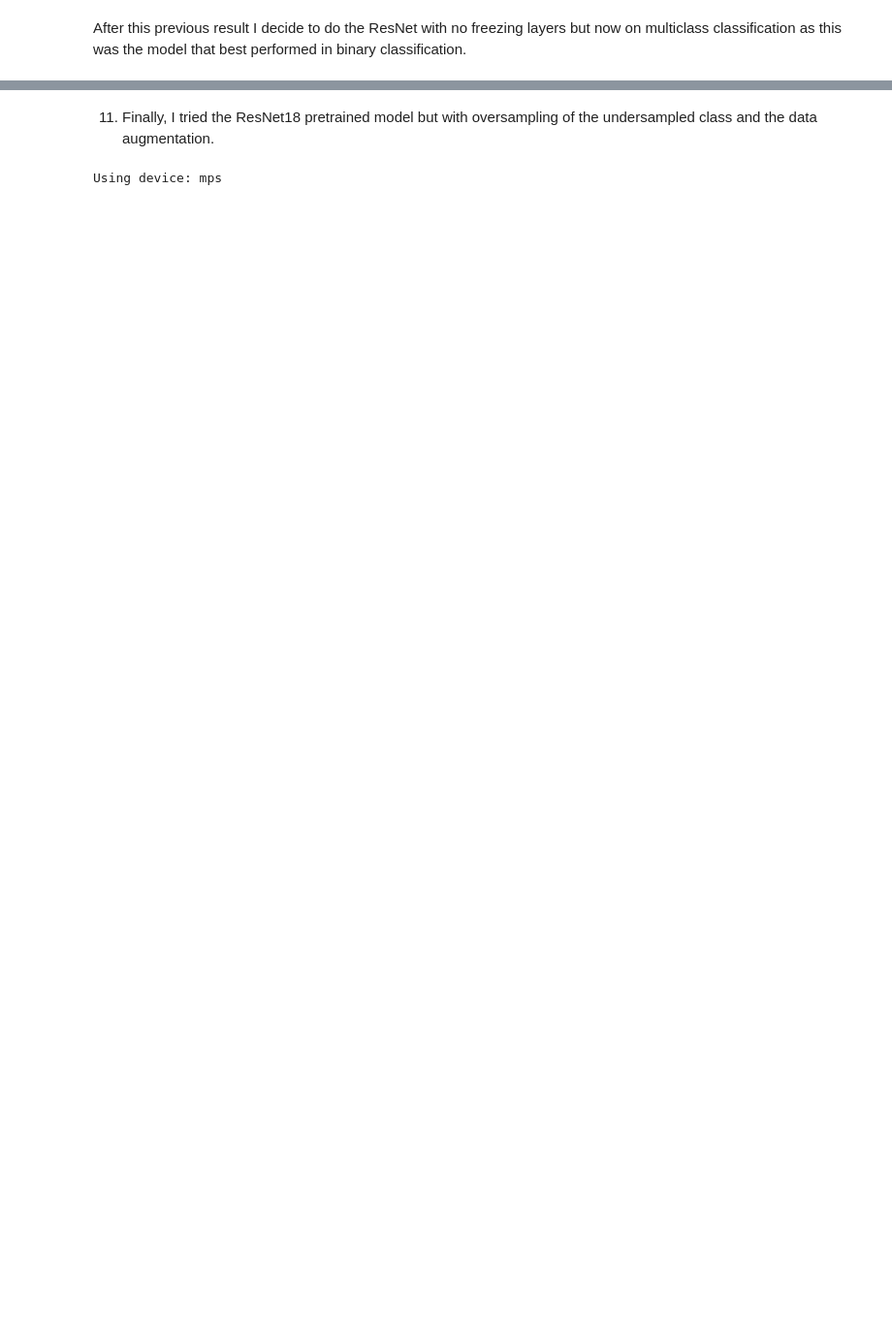
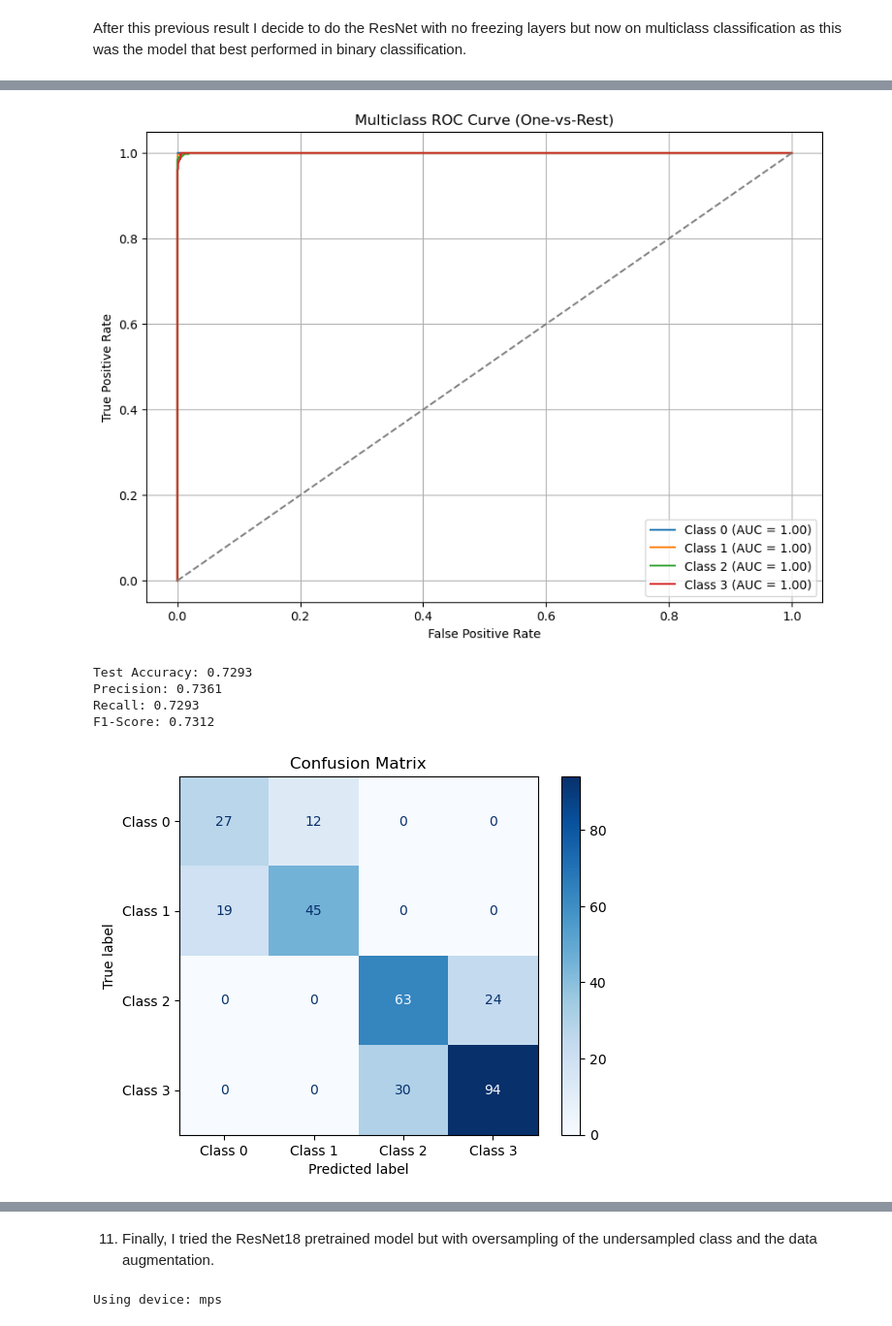
Before and after one commit to MarcoABenavides/Immunogenicity_Predictor, a Jupyter notebook: main.ipynb, the cells around one changed output, grey strips where cells are left out. Shown at 97% size. Drawn from its saved outputs; the diff is of its cells as text; code cells hidden in the pictures; blank space fills up the shorter version.

```diff
--- a/main.ipynb
+++ b/main.ipynb
@@ -2506,7 +2269,7 @@ import torch
 import torch.nn as nn
 import torch.optim as optim
 from torch.utils.data import DataLoader
-from benchmark_ResNet18_multiclass import make_model  # Import ResNet18 model
+from architectures.benchmark_ResNet18_multiclass import make_model  # Import ResNet18 model
 from torch.utils.data.dataset import Subset
 from sklearn.metrics import roc_curve, auc, precision_score, recall_score, f1_score, confusion_matrix, ConfusionMatrixDisplay
 import matplotlib.pyplot as plt
@@ -2514,9 +2277,9 @@ import numpy as np
 
 # Load dataset splits safely
 with torch.serialization.safe_globals([Subset]):
-    train_set = torch.load("multiclass_dataset/image_datasets/train_set.pth", weights_only=False)
-    val_set = torch.load("multiclass_dataset/image_datasets/val_set.pth", weights_only=False)
-    test_set = torch.load("multiclass_dataset/image_datasets/test_set.pth", weights_only=False)
+    train_set = torch.load("datasets/multiclass_dataset/image_datasets/train_set.pth", weights_only=False)
+    val_set = torch.load("datasets/multiclass_dataset/image_datasets/val_set.pth", weights_only=False)
+    test_set = torch.load("datasets/multiclass_dataset/image_datasets/test_set.pth", weights_only=False)
 
 # Create DataLoaders
 batch_size = 32
@@ -2601,47 +2364,41 @@ def validate_model(model, val_loader, criterion):
 train_model(model, train_loader, val_loader, criterion, optimizer, num_epochs=10)
 
 # Function to find the best threshold using AUC-ROC
-def find_best_threshold(model, train_loader):
-    """Find the best threshold using training data only (no validation)."""
+from sklearn.preprocessing import label_binarize
+
+def find_best_threshold_multiclass(model, loader, n_classes=4):
     model.eval()
     all_probs, all_labels = [], []
 
     with torch.no_grad():
-        for images, labels in train_loader:
-            images, labels = images.to(device), labels.to(device).long()
+        for images, labels in loader:
+            images = images.to(device)
+            outputs = model(images)
+            probs = torch.softmax(outputs, dim=1).cpu().numpy()
+            all_probs.extend(probs)
+            all_labels.extend(labels.numpy())
 
-            outputs = model(images)
-            probs = torch.sigmoid(outputs).cpu().numpy().flatten()
-            labels = labels.cpu().numpy().flatten()
-            all_probs.extend(probs)
-            all_labels.extend(labels)
+    all_probs = np.array(all_probs)
+    all_labels = np.array(all_labels)
+    binarized_labels = label_binarize(all_labels, classes=list(range(n_classes)))
 
-    # Compute AUC-ROC curve
-    fpr, tpr, thresholds = roc_curve(all_labels, all_probs)
-    roc_auc = auc(fpr, tpr)
+    # Plot ROC curves for each class
+    plt.figure(figsize=(10, 7))
+    for i in range(n_classes):
+        fpr, tpr, thresholds = roc_curve(binarized_labels[:, i], all_probs[:, i])
+        roc_auc = auc(fpr, tpr)
+        plt.plot(fpr, tpr, label=f"Class {i} (AUC = {roc_auc:.2f})")
 
-    # Use Youden’s J statistic to find the best threshold
-    best_idx = (tpr - fpr).argmax()
-    best_threshold = thresholds[best_idx]
-
-    print(f"Best threshold found: {best_threshold:.4f} (AUC: {roc_auc:.4f})")
-
-    # Plot ROC Curve
-    plt.figure(figsize=(7, 5))
-    plt.plot(fpr, tpr, color='blue', label=f'ROC curve (AUC = {roc_auc:.4f})')
     plt.plot([0, 1], [0, 1], linestyle='--', color='gray')
-    plt.scatter(fpr[best_idx], tpr[best_idx], color='red', label=f'Best Threshold: {best_threshold:.4f}')
-    plt.xlabel('False Positive Rate')
-    plt.ylabel('True Positive Rate')
-    plt.title('Receiver Operating Characteristic (ROC) Curve')
+    plt.xlabel("False Positive Rate")
+    plt.ylabel("True Positive Rate")
+    plt.title("Multiclass ROC Curve (One-vs-Rest)")
     plt.legend()
     plt.grid()
     plt.show()
 
-    return best_threshold
+find_best_threshold_multiclass(model, train_loader)
 
-# Find best threshold from training data
-best_threshold = find_best_threshold(model, train_loader)
 
 # Test function using best threshold
 def test_model(model, test_loader):
@@ -2670,6 +2427,8 @@ def test_model(model, test_loader):
     plt.title("Confusion Matrix")
     plt.show()
 
+test_model(model, test_loader)
+
 
 # Plot Training & Validation Loss
 plt.figure(figsize=(7, 5))
@@ -2713,0 +2472,6 @@ ValueError: multiclass format is not supported
+[figure, added]
+Test Accuracy: 0.7293
+Precision: 0.7361
+Recall: 0.7293
+F1-Score: 0.7312
+[figure, added]
```
Also changed, not shown: parts of 35 cells of this notebook, 55 other files.
